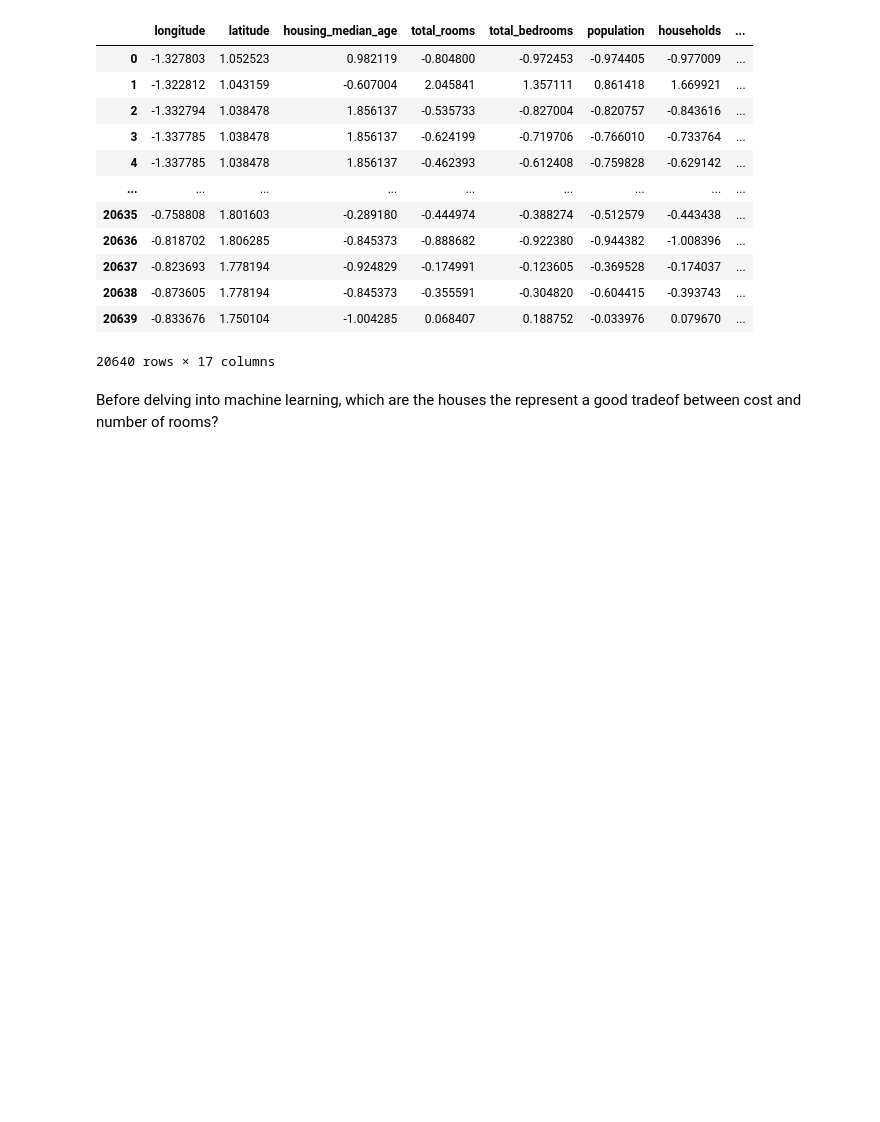
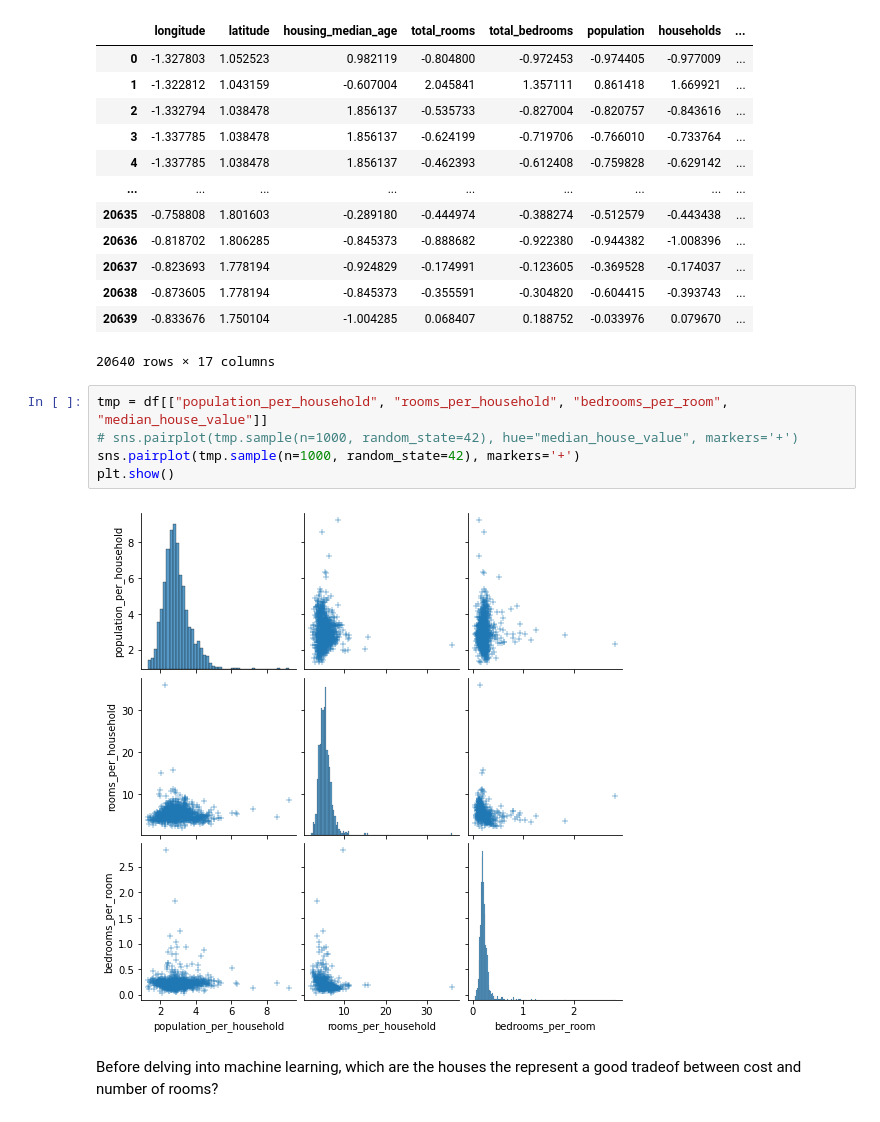
Before and after one commit to w4bo/2022-bbs-dm, a Jupyter notebook: notebooks/03-Housing-MachineLearning.ipynb, the cells around one changed output. Saved outputs shown, nothing was run; the diff lists cells and outputs as text; blank space fills up the shorter version.

```diff
--- a/notebooks/03-Housing-MachineLearning.ipynb
+++ b/notebooks/03-Housing-MachineLearning.ipynb
@@ -81,6 +78,13 @@ df
 | 20638 | -0.873605 | 1.778194 | -0.845373 | -0.355591 | -0.304820 | -0.604415 | -0.393743 | ... |
 | 20639 | -0.833676 | 1.750104 | -1.004285 | 0.068407 | 0.188752 | -0.033976 | 0.079670 | ... |
 20640 rows × 17 columns
+# %%
+tmp = df[["population_per_household", "rooms_per_household", "bedrooms_per_room", "median_house_value"]]
+# sns.pairplot(tmp.sample(n=1000, random_state=42), hue="median_house_value", markers='+')
+sns.pairplot(tmp.sample(n=1000, random_state=42), markers='+')
+plt.show()
+# %% [output]
+[figure, added]
 # %% [markdown]
 Before delving into machine learning, which are the houses the represent a good tradeof between cost and number of rooms?
 # %%
```
Also changed, not shown: parts of 4 cells of this notebook.
